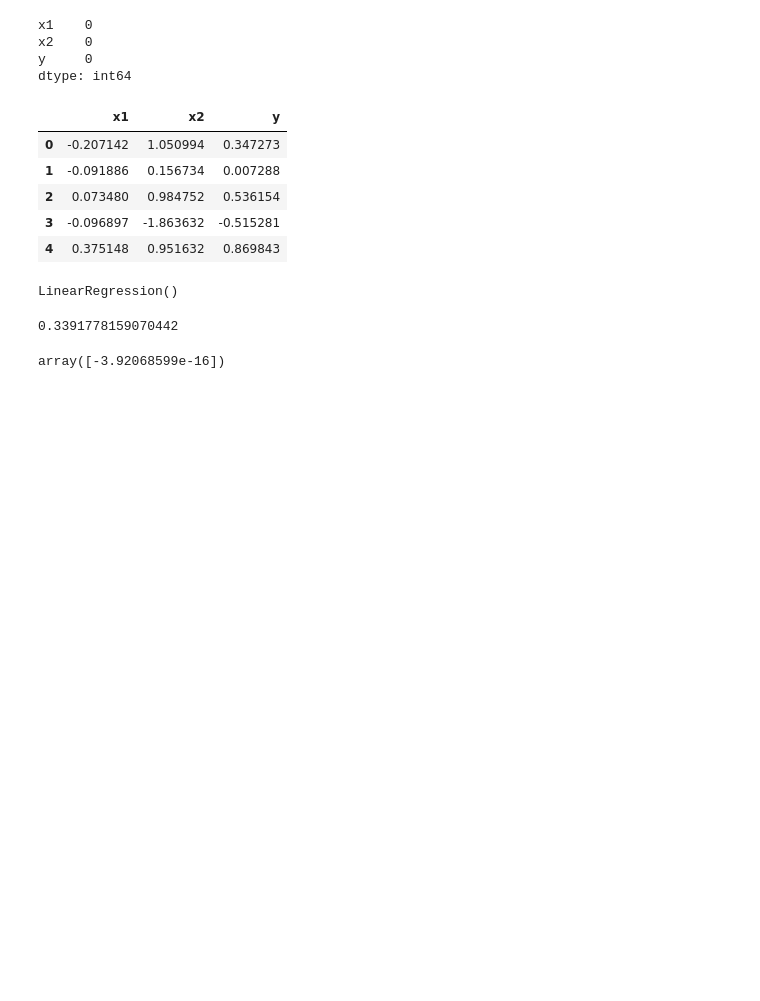
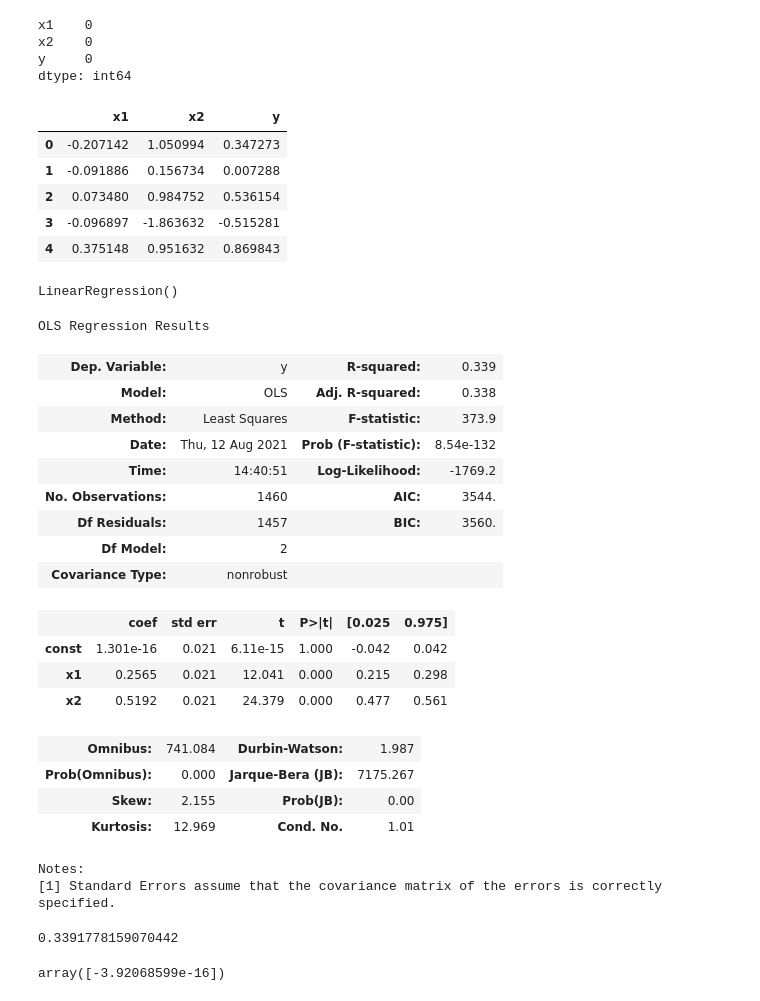
Before and after one commit to denisvivdenko/DotNetMachineLearning, a Jupyter notebook: DataPreprocessingScripts/house_prices_linear_regression.ipynb, the cells around one changed output. Saved outputs shown, nothing was run; the diff lists cells and outputs as text; code cells hidden in the pictures; blank space fills up the shorter version.

```diff
--- a/DataPreprocessingScripts/house_prices_linear_regression.ipynb
+++ b/DataPreprocessingScripts/house_prices_linear_regression.ipynb
@@ -230,6 +230,35 @@ regressor = LinearRegression()
 regressor.fit(X_train, y_train)
 # %% [output]
 LinearRegression()
+# %%
+import statsmodels.api as sm
+
+X_train = sm.add_constant(X_train)
+
+ols = sm.OLS(y_train, X_train)
+ols_result = ols.fit()
+ols_result.summary()
+# %% [output]
+OLS Regression Results
+| Dep. Variable: | y | R-squared: | 0.339 |
+| Model: | OLS | Adj. R-squared: | 0.338 |
+| Method: | Least Squares | F-statistic: | 373.9 |
+| Date: | Thu, 12 Aug 2021 | Prob (F-statistic): | 8.54e-132 |
+| Time: | 14:40:51 | Log-Likelihood: | -1769.2 |
+| No. Observations: | 1460 | AIC: | 3544. |
+| Df Residuals: | 1457 | BIC: | 3560. |
+| Df Model: | 2 |  |  |
+| Covariance Type: | nonrobust |  |  |
+|  | coef | std err | t | P>|t| | [0.025 | 0.975] |
+| const | 1.301e-16 | 0.021 | 6.11e-15 | 1.000 | -0.042 | 0.042 |
+| x1 | 0.2565 | 0.021 | 12.041 | 0.000 | 0.215 | 0.298 |
+| x2 | 0.5192 | 0.021 | 24.379 | 0.000 | 0.477 | 0.561 |
+| Omnibus: | 741.084 | Durbin-Watson: | 1.987 |
+| Prob(Omnibus): | 0.000 | Jarque-Bera (JB): | 7175.267 |
+| Skew: | 2.155 | Prob(JB): | 0.00 |
+| Kurtosis: | 12.969 | Cond. No. | 1.01 |
+Notes:
+[1] Standard Errors assume that the covariance matrix of the errors is correctly specified.
 # %%
 predictions = regressor.predict(X_train)
 # %%
```
Also changed, not shown: 7 other files.
